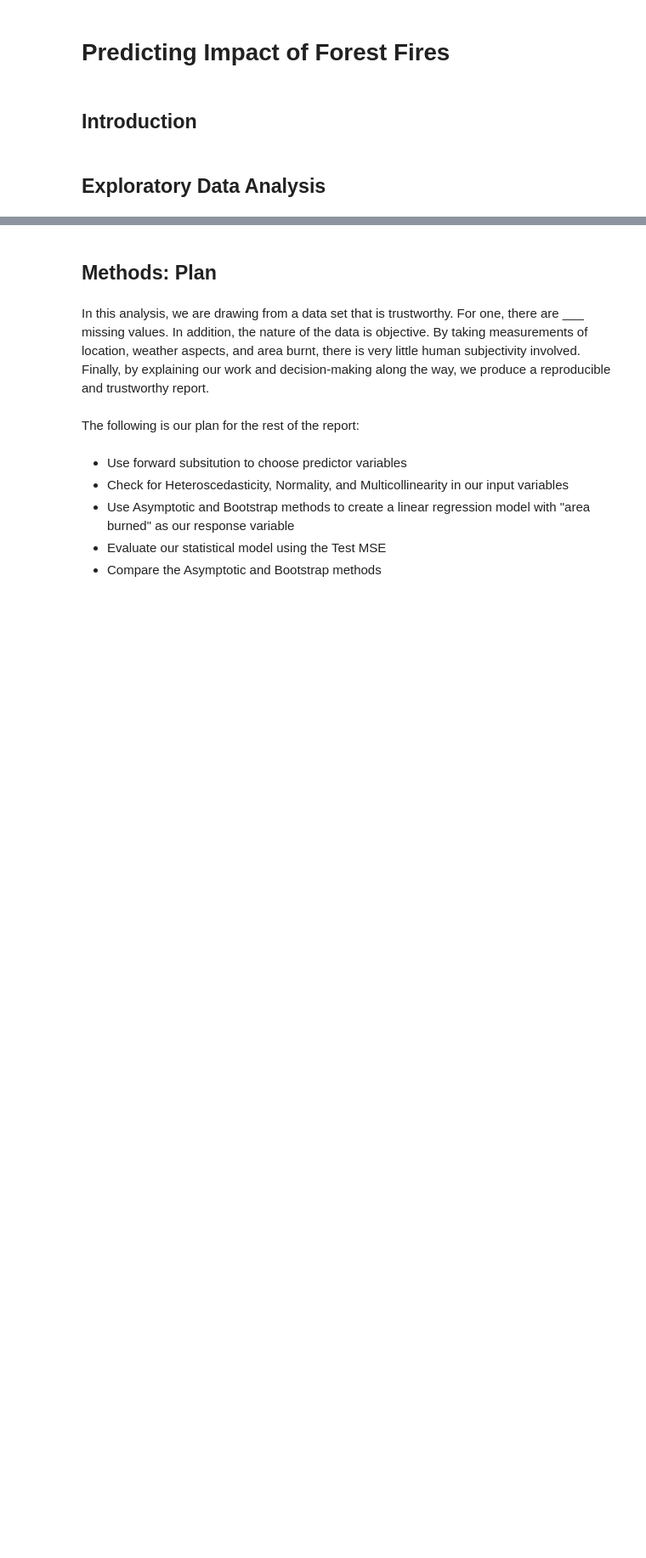
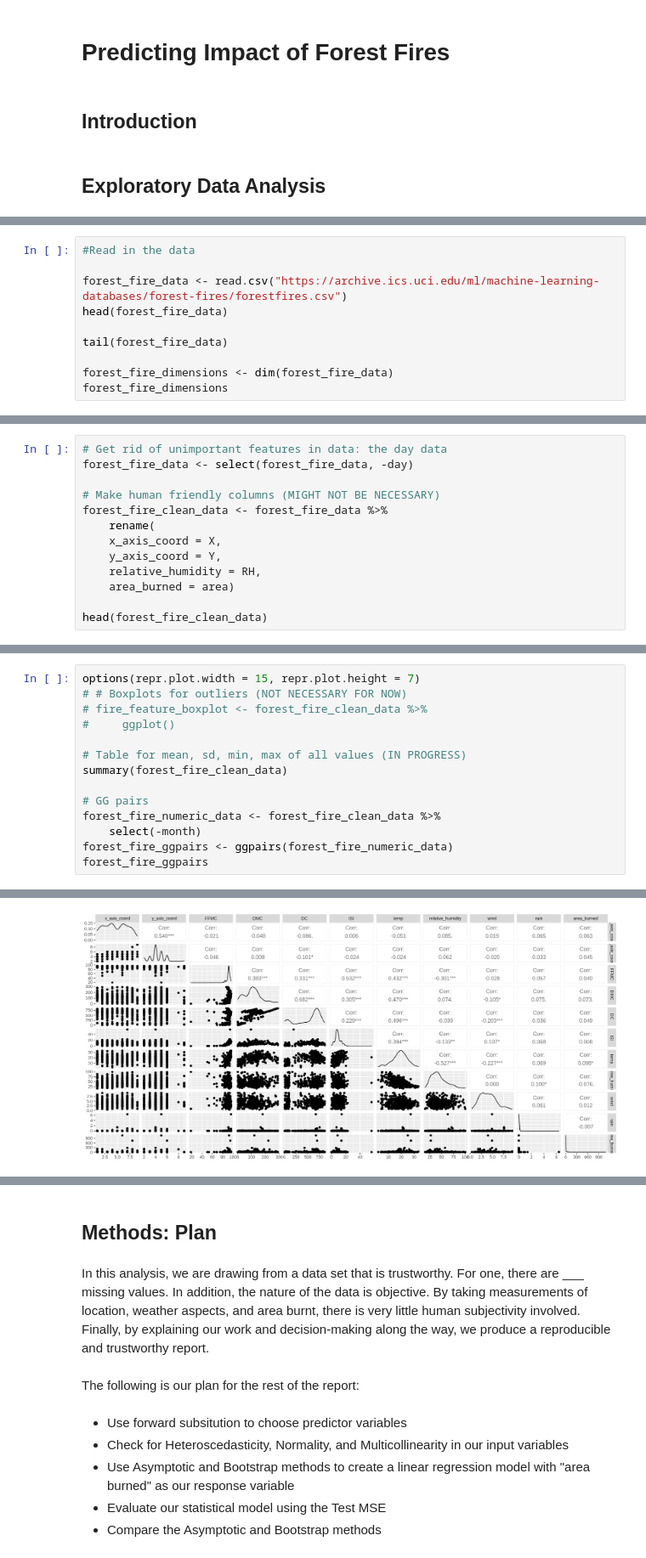
Before and after one commit to jjadeb/Stat_301_Project, a Jupyter notebook: stat-301-project/Proposal.ipynb, the cells around one changed output, grey strips where cells are left out. Shown at 85% size. Drawn from its saved outputs; the diff is of its cells as text; blank space fills up the shorter version.

```diff
--- a/stat-301-project/Proposal.ipynb
+++ b/stat-301-project/Proposal.ipynb
@@ -6,0 +15,10 @@
+# %%
+#Read in the data
+
+forest_fire_data <- read.csv("https://archive.ics.uci.edu/ml/machine-learning-databases/forest-fires/forestfires.csv")
+head(forest_fire_data)
+
+tail(forest_fire_data)
+
+forest_fire_dimensions <- dim(forest_fire_data)
+forest_fire_dimensions
@@ -6,0 +50,13 @@
+# %%
+# Get rid of unimportant features in data: the day data
+forest_fire_data <- select(forest_fire_data, -day)
+
+# Make human friendly columns (MIGHT NOT BE NECESSARY)
+forest_fire_clean_data <- forest_fire_data %>%
+    rename(
+    x_axis_coord = X,
+    y_axis_coord = Y,
+    relative_humidity = RH,
+    area_burned = area)
+
+head(forest_fire_clean_data)
@@ -6,0 +73,15 @@
+# %%
+options(repr.plot.width = 15, repr.plot.height = 7)
+# # Boxplots for outliers (NOT NECESSARY FOR NOW)
+# fire_feature_boxplot <- forest_fire_clean_data %>%
+#     ggplot()
+
+# Table for mean, sd, min, max of all values (IN PROGRESS)
+summary(forest_fire_clean_data)
+
+# GG pairs
+forest_fire_numeric_data <- forest_fire_clean_data %>%
+    select(-month)
+forest_fire_ggpairs <- ggpairs(forest_fire_numeric_data)
+forest_fire_ggpairs
+# %% [output]
@@ -6,0 +105 @@
+[figure, added]
```
Also changed, not shown: parts of 11 cells of this notebook.
